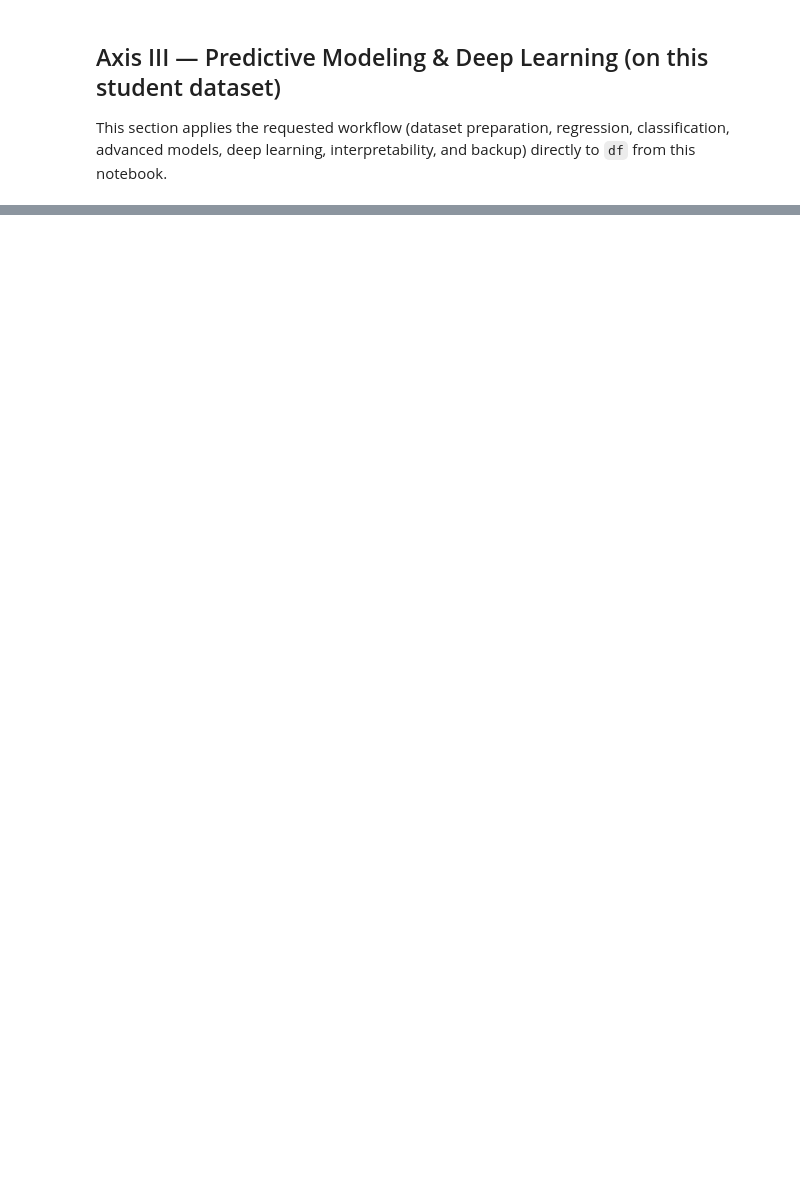
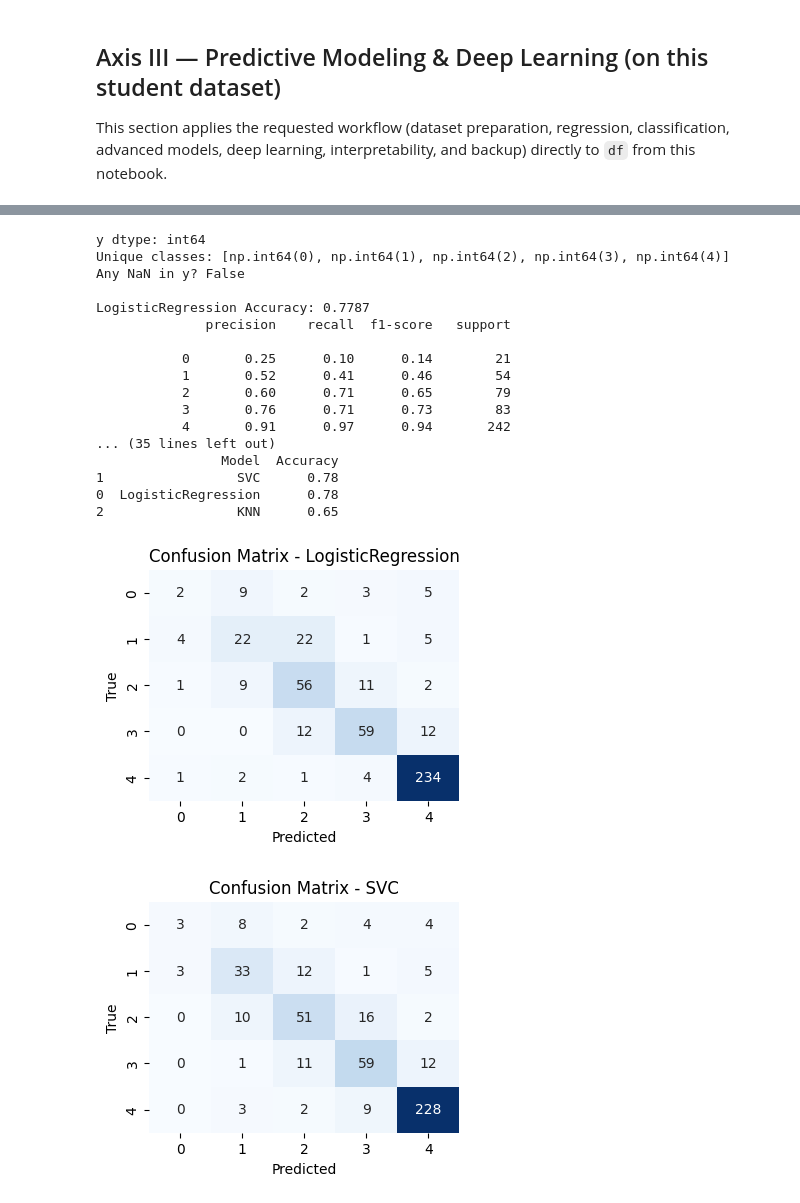
Before and after one commit to hfeteh/hfeteh, a Jupyter notebook: Students_Performance.ipynb, the cells around one changed output, grey strips where cells are left out. Cells and saved outputs as stored; diff of their text form; code cells hidden in the pictures; blank space fills up the shorter version.

```diff
--- a/Students_Performance.ipynb
+++ b/Students_Performance.ipynb
@@ -1153,6 +1309,29 @@ cls_models = {
 cls_results = []
 cls_predictions = {}
 cls_pipelines = {}
+
+# Choose the target
+y = df['GradeClass']
+
+# 1) Drop rows where target is missing
+mask = y.notna()
+X = df.drop(columns=['GradeClass']).loc[mask]
+y = y.loc[mask]
+
+# 2) Convert to integer classes (0..4)
+#    (handles values like 2.0 -> 2)
+y = y.astype(int)
+
+# Optional sanity checks
+print("y dtype:", y.dtype)
+print("Unique classes:", sorted(y.unique()))
+print("Any NaN in y?", y.isna().any())
+
+# Now split
+from sklearn.model_selection import train_test_split
+X_train_cls, X_test_cls, y_train_cls, y_test_cls = train_test_split(
+    X, y, test_size=0.2, random_state=42, stratify=y
+)
 
 for name, model in cls_models.items():
     pipe = Pipeline([
@@ -1160,30 +1339,50 @@ for name, model in cls_models.items():
         ('classifier', model)
     ])
     pipe.fit(X_train_cls, y_train_cls)
     preds = pipe.predict(X_test_cls)
 
     cls_pipelines[name] = pipe
     cls_predictions[name] = preds
 
     acc = accuracy_score(y_test_cls, preds)
     cls_results.append({'Model': name, 'Accuracy': acc})
 
     print(f'\n{name} Accuracy: {acc:.4f}')
     print(classification_report(y_test_cls, preds))
 
 cls_results_df = pd.DataFrame(cls_results).sort_values('Accuracy', ascending=False)
 print('\nClassification summary:')
 print(cls_results_df)
 
 
 def plot_confusion(y_true, y_pred, title):
     cm = confusion_matrix(y_true, y_pred)
     plt.figure(figsize=(4, 3))
     sns.heatmap(cm, annot=True, fmt='d', cmap='Blues', cbar=False)
     plt.xlabel('Predicted')
     plt.ylabel('True')
     plt.title(title)
     plt.show()
 
 for model_name, model_preds in cls_predictions.items():
     plot_confusion(y_test_cls, model_preds, f'Confusion Matrix - {model_name}')
+# %% [output]
+y dtype: int64
+Unique classes: [np.int64(0), np.int64(1), np.int64(2), np.int64(3), np.int64(4)]
+Any NaN in y? False
+
+LogisticRegression Accuracy: 0.7787
+              precision    recall  f1-score   support
+
+           0       0.25      0.10      0.14        21
+           1       0.52      0.41      0.46        54
+           2       0.60      0.71      0.65        79
+           3       0.76      0.71      0.73        83
+           4       0.91      0.97      0.94       242
+... (35 lines left out)
+                Model  Accuracy
+1                 SVC      0.78
+0  LogisticRegression      0.78
+2                 KNN      0.65
+[figure, added]
+[figure, added]
```
Also changed, not shown: parts of 35 cells of this notebook.
